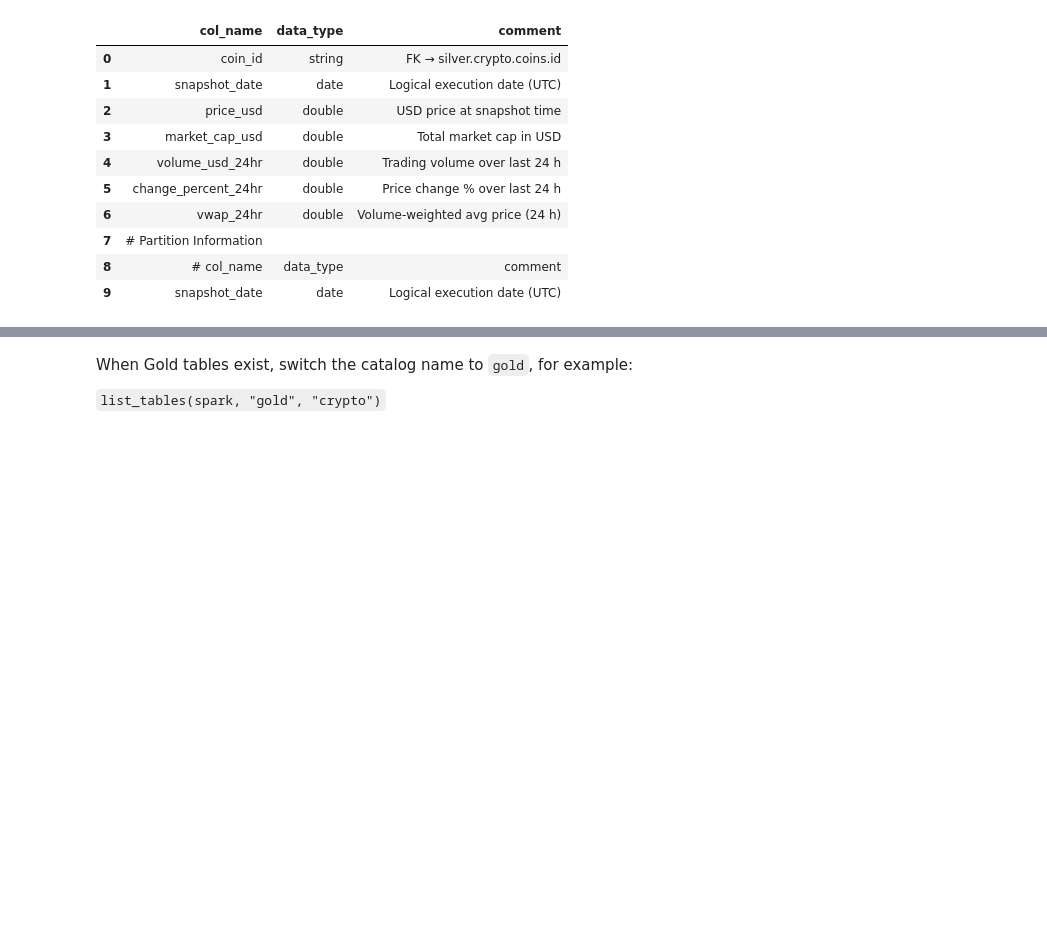
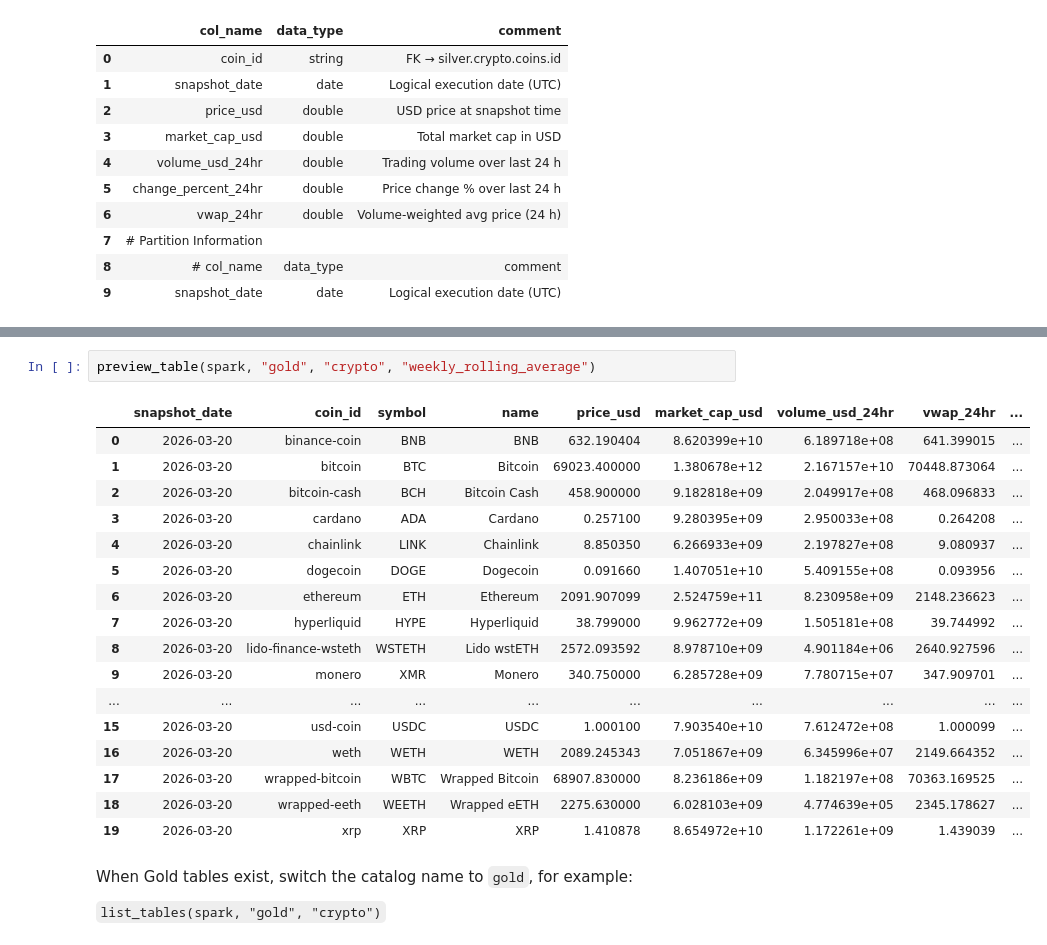
Before and after one commit to gekaluck/Data_eng_mvp, a Jupyter notebook: notebooks/lakehouse_browser.ipynb, the cells around one changed output, grey strips where cells are left out. Cells and saved outputs as stored; diff of their text form; blank space fills up the shorter version.

```diff
--- a/notebooks/lakehouse_browser.ipynb
+++ b/notebooks/lakehouse_browser.ipynb
@@ -148,3 +201,23 @@ describe_table(spark, "silver", "crypto", "price_snapshots")
+# %%
+preview_table(spark, "gold", "crypto", "weekly_rolling_average")
+# %% [output]
+|  | snapshot_date | coin_id | symbol | name | price_usd | market_cap_usd | volume_usd_24hr | vwap_24hr | ... |
+| 0 | 2026-03-20 | binance-coin | BNB | BNB | 632.190404 | 8.620399e+10 | 6.189718e+08 | 641.399015 | ... |
+| 1 | 2026-03-20 | bitcoin | BTC | Bitcoin | 69023.400000 | 1.380678e+12 | 2.167157e+10 | 70448.873064 | ... |
+| 2 | 2026-03-20 | bitcoin-cash | BCH | Bitcoin Cash | 458.900000 | 9.182818e+09 | 2.049917e+08 | 468.096833 | ... |
+| 3 | 2026-03-20 | cardano | ADA | Cardano | 0.257100 | 9.280395e+09 | 2.950033e+08 | 0.264208 | ... |
+| 4 | 2026-03-20 | chainlink | LINK | Chainlink | 8.850350 | 6.266933e+09 | 2.197827e+08 | 9.080937 | ... |
+| 5 | 2026-03-20 | dogecoin | DOGE | Dogecoin | 0.091660 | 1.407051e+10 | 5.409155e+08 | 0.093956 | ... |
+| 6 | 2026-03-20 | ethereum | ETH | Ethereum | 2091.907099 | 2.524759e+11 | 8.230958e+09 | 2148.236623 | ... |
+| 7 | 2026-03-20 | hyperliquid | HYPE | Hyperliquid | 38.799000 | 9.962772e+09 | 1.505181e+08 | 39.744992 | ... |
+| 8 | 2026-03-20 | lido-finance-wsteth | WSTETH | Lido wstETH | 2572.093592 | 8.978710e+09 | 4.901184e+06 | 2640.927596 | ... |
+| 9 | 2026-03-20 | monero | XMR | Monero | 340.750000 | 6.285728e+09 | 7.780715e+07 | 347.909701 | ... |
+| ... | ... | ... | ... | ... | ... | ... | ... | ... | ... |
+| 15 | 2026-03-20 | usd-coin | USDC | USDC | 1.000100 | 7.903540e+10 | 7.612472e+08 | 1.000099 | ... |
+| 16 | 2026-03-20 | weth | WETH | WETH | 2089.245343 | 7.051867e+09 | 6.345996e+07 | 2149.664352 | ... |
+| 17 | 2026-03-20 | wrapped-bitcoin | WBTC | Wrapped Bitcoin | 68907.830000 | 8.236186e+09 | 1.182197e+08 | 70363.169525 | ... |
+| 18 | 2026-03-20 | wrapped-eeth | WEETH | Wrapped eETH | 2275.630000 | 6.028103e+09 | 4.774639e+05 | 2345.178627 | ... |
+| 19 | 2026-03-20 | xrp | XRP | XRP | 1.410878 | 8.654972e+10 | 1.172261e+09 | 1.439039 | ... |
 # %% [markdown]
 When Gold tables exist, switch the catalog name to `gold`, for example:
 
```
Also changed, not shown: parts of 5 cells of this notebook, 9 other files.
